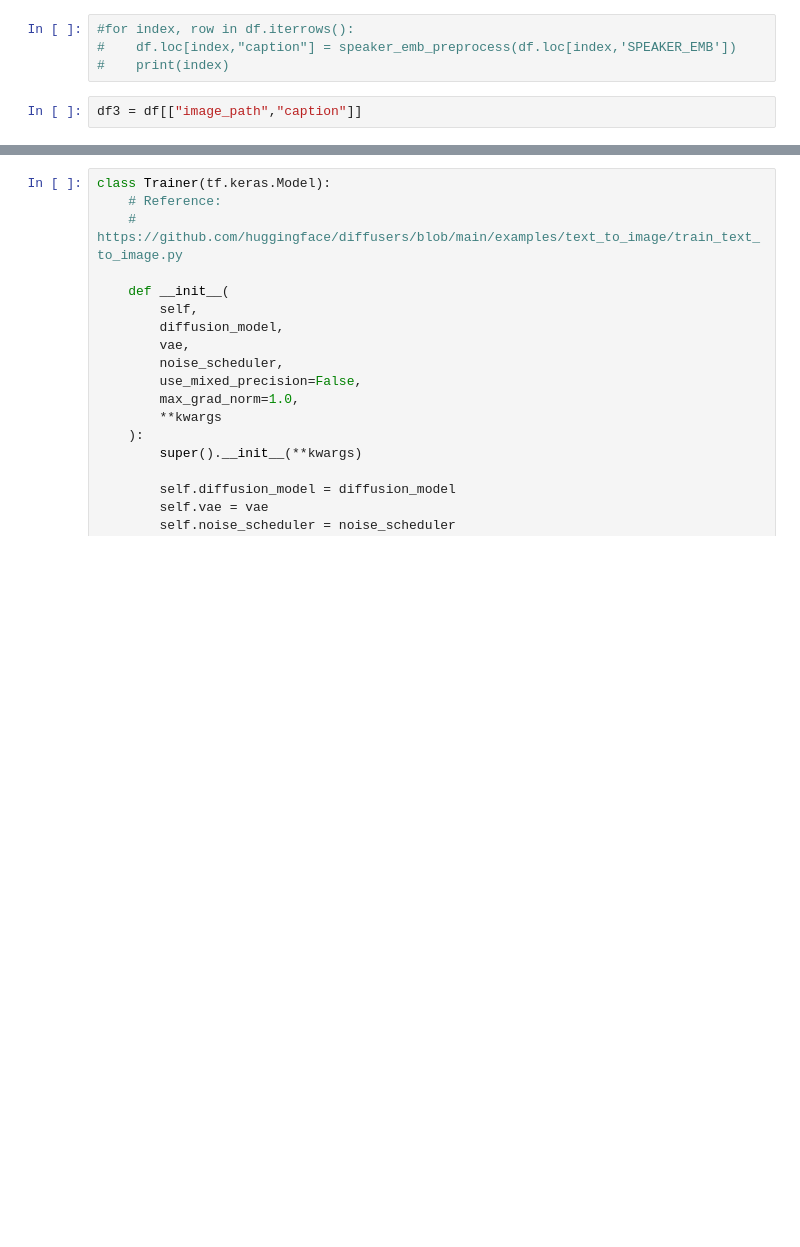
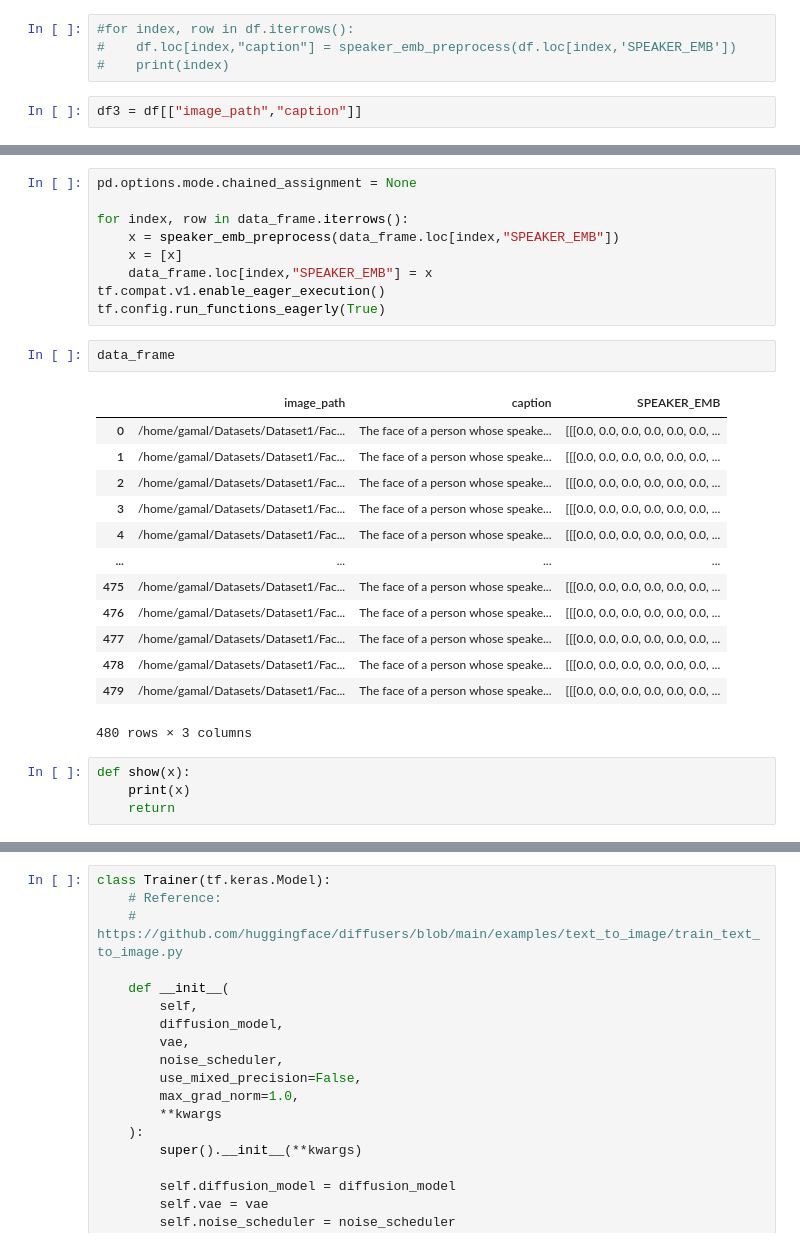
Before and after one commit to AhmedGamal411/DiffusionSpeech2Face, a Jupyter notebook: fineTuneStableDiffusionTraining.ipynb, the cells around one changed output, grey strips where cells are left out. Saved outputs shown, nothing was run; the diff lists cells and outputs as text; blank space fills up the shorter version.

```diff
--- a/fineTuneStableDiffusionTraining.ipynb
+++ b/fineTuneStableDiffusionTraining.ipynb
@@ -151,3 +198,32 @@ tokenized_texts.shape
+# %%
+pd.options.mode.chained_assignment = None
+
+for index, row in data_frame.iterrows():
+    x = speaker_emb_preprocess(data_frame.loc[index,"SPEAKER_EMB"])
+    x = [x]
+    data_frame.loc[index,"SPEAKER_EMB"] = x
+tf.compat.v1.enable_eager_execution()
+tf.config.run_functions_eagerly(True)
+# %%
+data_frame
+# %% [output]
+|  | image_path | caption | SPEAKER_EMB |
+| 0 | /home/gamal/Datasets/Dataset1/Fac... | The face of a person whose speake... | [[[0.0, 0.0, 0.0, 0.0, 0.0, 0.0, ... |
+| 1 | /home/gamal/Datasets/Dataset1/Fac... | The face of a person whose speake... | [[[0.0, 0.0, 0.0, 0.0, 0.0, 0.0, ... |
+| 2 | /home/gamal/Datasets/Dataset1/Fac... | The face of a person whose speake... | [[[0.0, 0.0, 0.0, 0.0, 0.0, 0.0, ... |
+| 3 | /home/gamal/Datasets/Dataset1/Fac... | The face of a person whose speake... | [[[0.0, 0.0, 0.0, 0.0, 0.0, 0.0, ... |
+| 4 | /home/gamal/Datasets/Dataset1/Fac... | The face of a person whose speake... | [[[0.0, 0.0, 0.0, 0.0, 0.0, 0.0, ... |
+| ... | ... | ... | ... |
+| 475 | /home/gamal/Datasets/Dataset1/Fac... | The face of a person whose speake... | [[[0.0, 0.0, 0.0, 0.0, 0.0, 0.0, ... |
+| 476 | /home/gamal/Datasets/Dataset1/Fac... | The face of a person whose speake... | [[[0.0, 0.0, 0.0, 0.0, 0.0, 0.0, ... |
+| 477 | /home/gamal/Datasets/Dataset1/Fac... | The face of a person whose speake... | [[[0.0, 0.0, 0.0, 0.0, 0.0, 0.0, ... |
+| 478 | /home/gamal/Datasets/Dataset1/Fac... | The face of a person whose speake... | [[[0.0, 0.0, 0.0, 0.0, 0.0, 0.0, ... |
+| 479 | /home/gamal/Datasets/Dataset1/Fac... | The face of a person whose speake... | [[[0.0, 0.0, 0.0, 0.0, 0.0, 0.0, ... |
+480 rows × 3 columns
+# %%
+def show(x):
+    print(x)
+    return
 # %%
 RESOLUTION = 128
 AUTO = tf.data.AUTOTUNE
```
Also changed, not shown: parts of 21 cells of this notebook, 1 other file.
